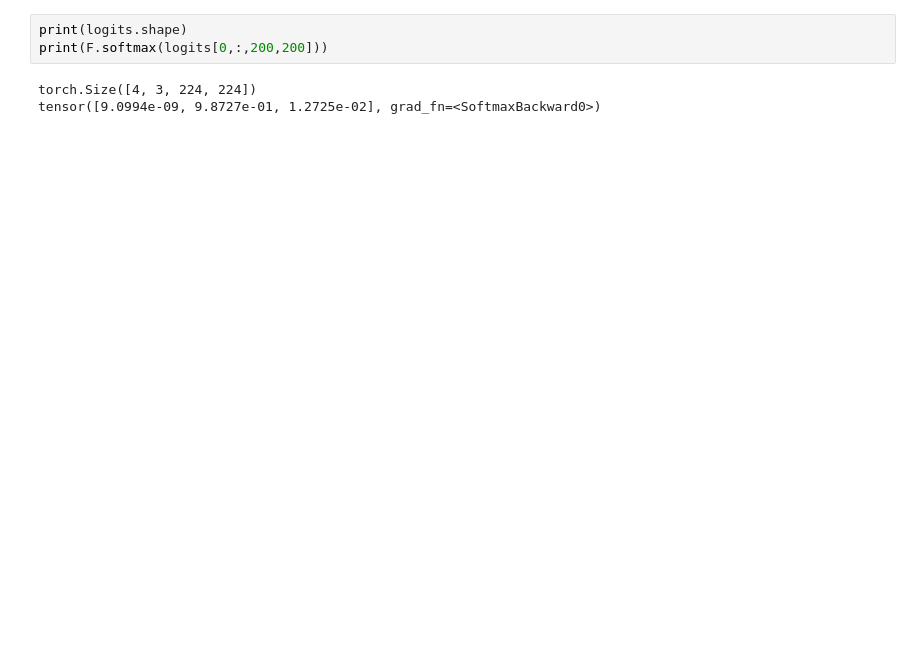
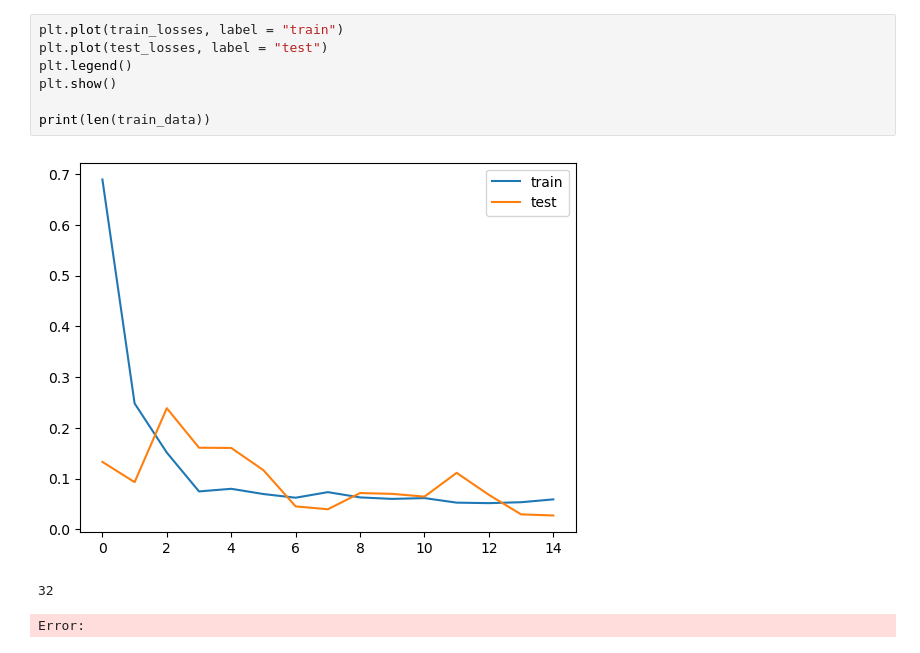
Before and after one commit to evan-leendertse/TerraMind_SemanticSeg, a Jupyter notebook: main.ipynb, the cells around one changed output. Cells and saved outputs as stored; diff of their text form; blank space fills up the shorter version.

```diff
--- a/main.ipynb
+++ b/main.ipynb
@@ -165,6 +147,11 @@ Epoch 50/50 - Loss: 0.1166 - Accuracy: 0.9592
-# %%
-print(logits.shape)
-print(F.softmax(logits[0,:,200,200]))
-# %% [output]
-torch.Size([4, 3, 224, 224])
-tensor([9.0994e-09, 9.8727e-01, 1.2725e-02], grad_fn=<SoftmaxBackward0>)
+# %%
+plt.plot(train_losses, label = "train")
+plt.plot(test_losses, label = "test")
+plt.legend()
+plt.show()
+
+print(len(train_data))
+# %% [output]
+[figure, added]
+32
+Error:
```
Also changed, not shown: parts of 6 cells of this notebook, 2 other files.
